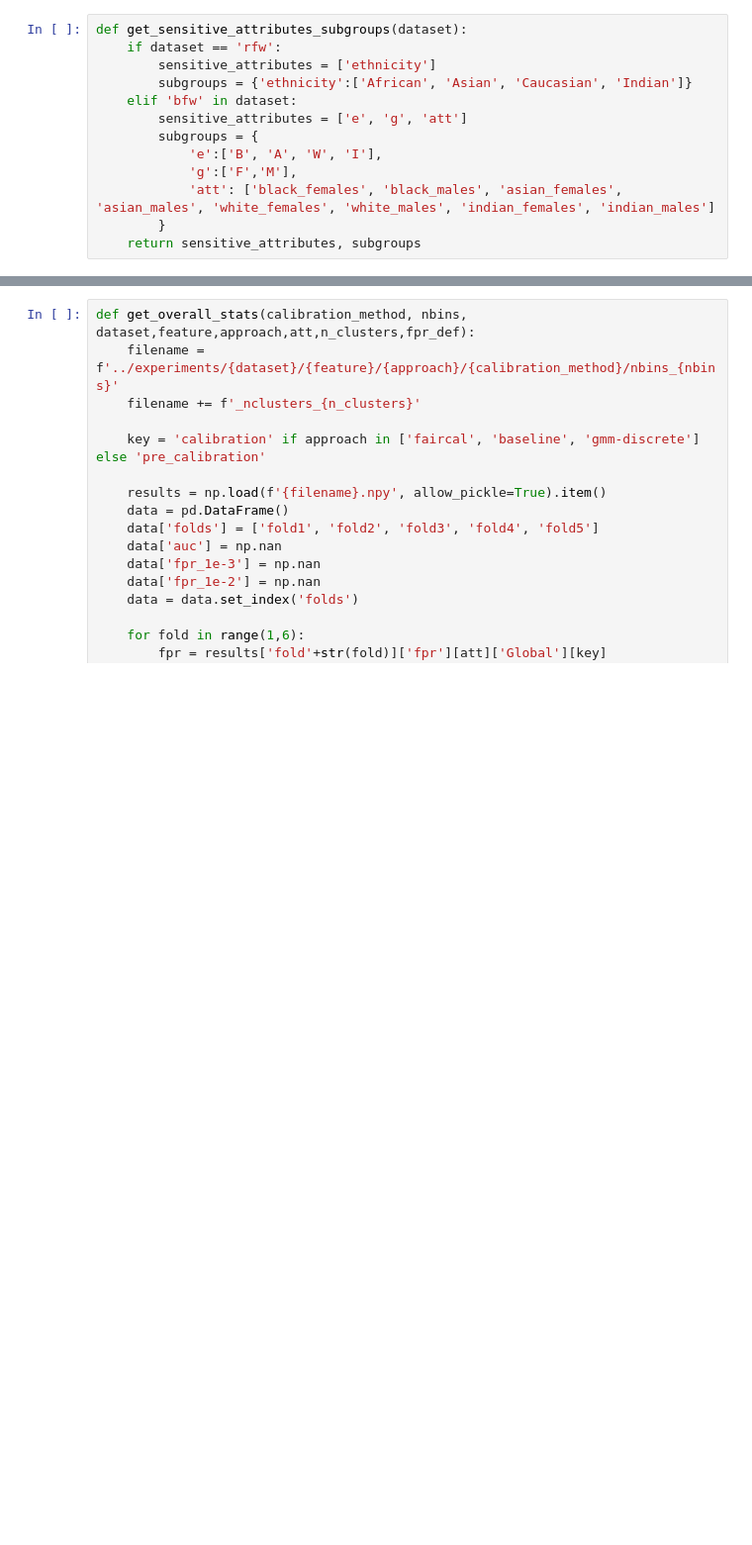
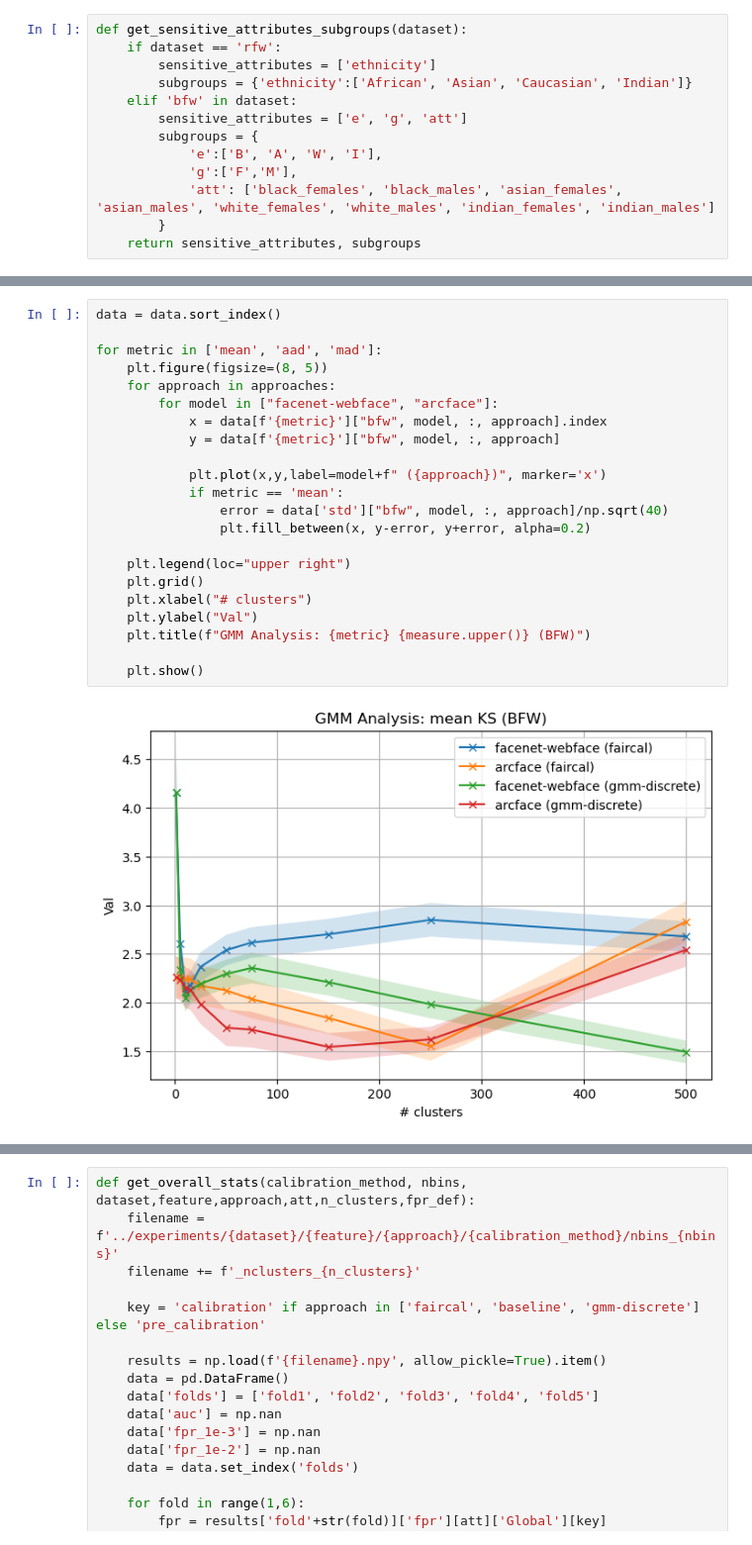
Before and after one commit to margajdon/reproduction-FAIRCAL, a Jupyter notebook: notebooks/GMM Analysis.ipynb, the cells around one changed output, grey strips where cells are left out. Shown at 99% size. Cells and saved outputs as stored; diff of their text form; blank space fills up the shorter version.

```diff
--- a/notebooks/GMM Analysis.ipynb
+++ b/notebooks/GMM Analysis.ipynb
@@ -196,0 +227,24 @@ HTML(data.to_html())
+# %%
+data = data.sort_index()
+
+for metric in ['mean', 'aad', 'mad']:
+    plt.figure(figsize=(8, 5))
+    for approach in approaches:
+        for model in ["facenet-webface", "arcface"]:
+            x = data[f'{metric}']["bfw", model, :, approach].index
+            y = data[f'{metric}']["bfw", model, :, approach]
+
+            plt.plot(x,y,label=model+f" ({approach})", marker='x')
+            if metric == 'mean':
+                error = data['std']["bfw", model, :, approach]/np.sqrt(40)
+                plt.fill_between(x, y-error, y+error, alpha=0.2)
+
+    plt.legend(loc="upper right")
+    plt.grid()
+    plt.xlabel("# clusters")
+    plt.ylabel("Val")
+    plt.title(f"GMM Analysis: {metric} {measure.upper()} (BFW)")
+
+    plt.show()
+# %% [output]
+[figure, added]
```
Also changed, not shown: parts of 20 cells of this notebook, 3 other files.
